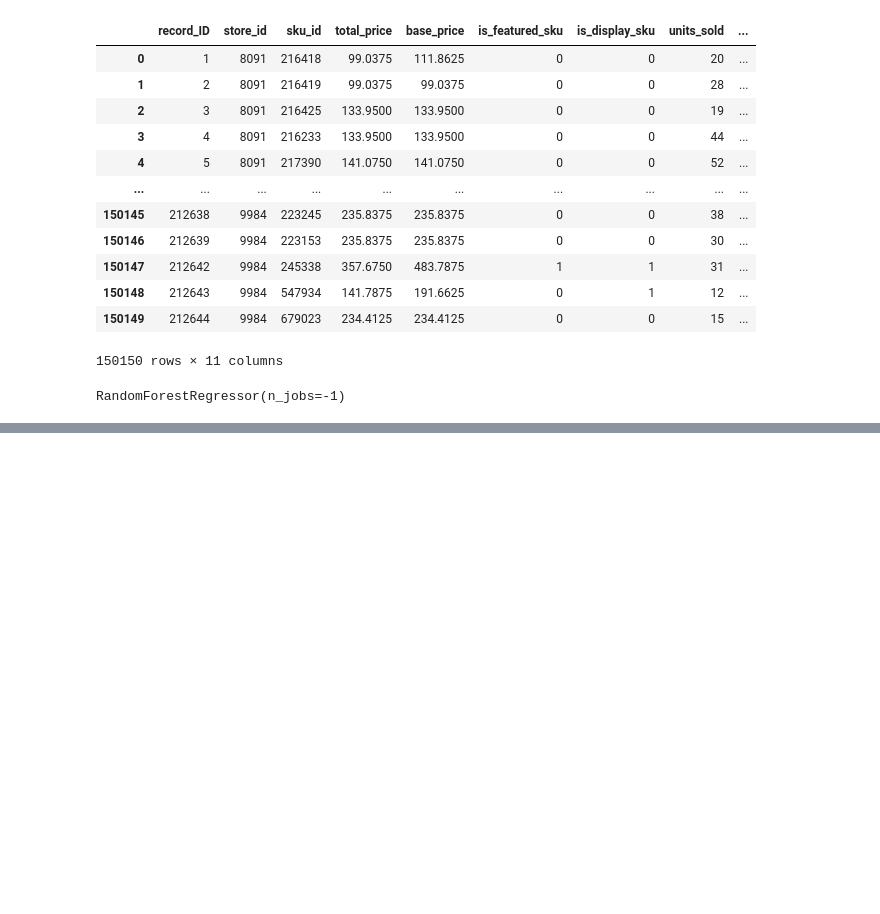
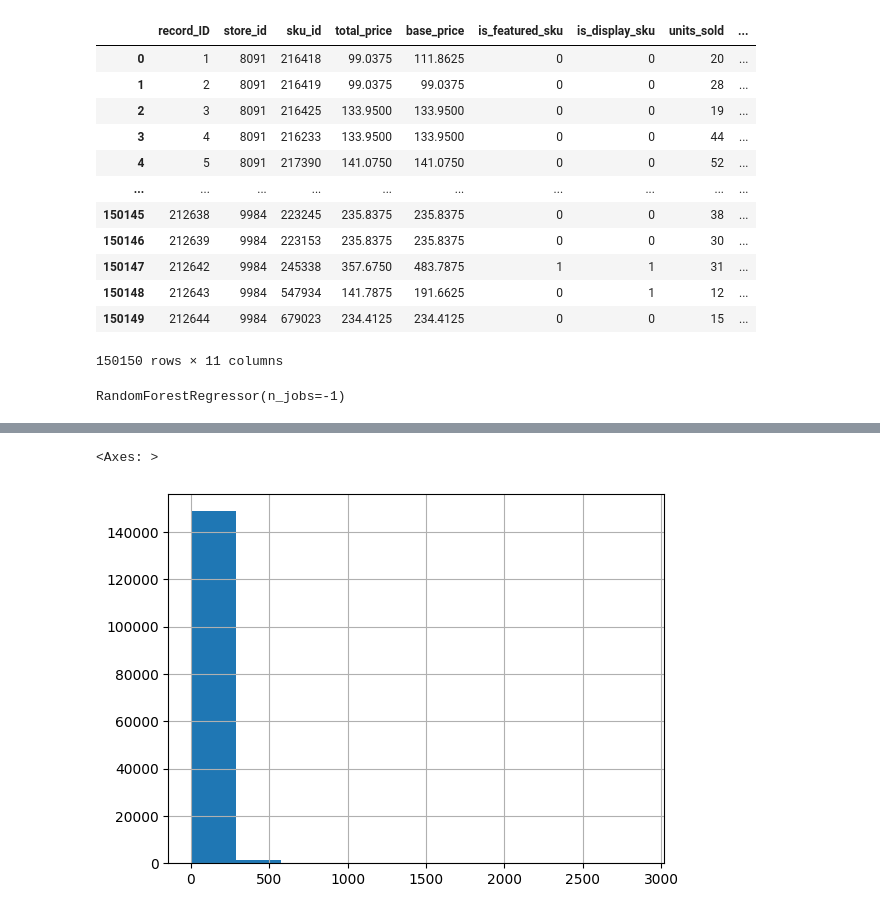
Before and after one commit to KhalilAmamri/Demand_Forecasting_For_Stores, a Jupyter notebook: main.ipynb, the cells around one changed output, grey strips where cells are left out. Drawn from its saved outputs; the diff is of its cells as text; code cells hidden in the pictures; blank space fills up the shorter version.

```diff
--- a/main.ipynb
+++ b/main.ipynb
@@ -59,0 +72,5 @@ rmse
+# %%
+df.units_sold.hist()
+# %% [output]
+<Axes: >
+[figure, added]
```
Also changed, not shown: parts of 4 cells of this notebook.
